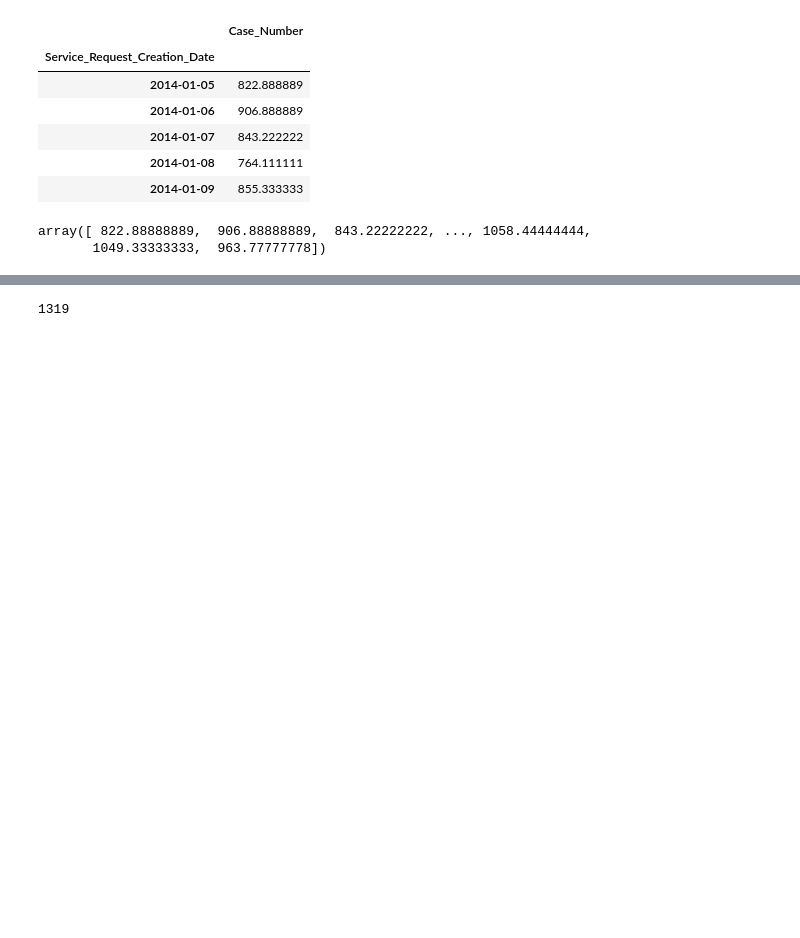
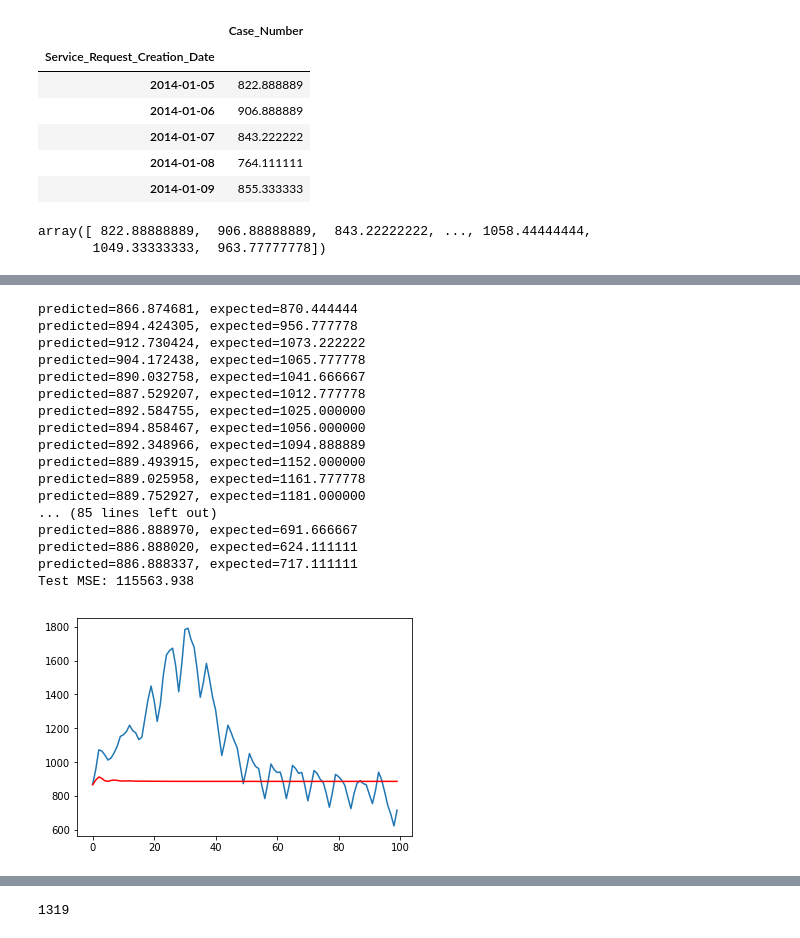
Before and after one commit to SohamMody/ADS_final, a Jupyter notebook: Cleaning_update.ipynb, the cells around one changed output, grey strips where cells are left out. Drawn from its saved outputs; the diff is of its cells as text; code cells hidden in the pictures; blank space fills up the shorter version.

```diff
--- a/Cleaning_update.ipynb
+++ b/Cleaning_update.ipynb
@@ -814,0 +802,37 @@ Test MSE: 2045.418
+# %%
+history = [x for x in train[:500]]
+predictions = list()
+for t in range(len(test[:100])):
+    model = ARIMA(history, order=(3,0,0))
+    model_fit = model.fit(disp=0)
+    output = model_fit.forecast()
+    yhat = output[0]
+    predictions.append(yhat)
+    obs = test[t]
+    history.append(yhat)
+    print('predicted=%f, expected=%f' % (yhat, obs))
+error = mean_squared_error(test[:100], predictions)
+print('Test MSE: %.3f' % error)
+# plot
+pyplot.plot(test[:100])
+pyplot.plot(predictions, color='red')
+pyplot.show()
+# %% [output]
+predicted=866.874681, expected=870.444444
+predicted=894.424305, expected=956.777778
+predicted=912.730424, expected=1073.222222
+predicted=904.172438, expected=1065.777778
+predicted=890.032758, expected=1041.666667
+predicted=887.529207, expected=1012.777778
+predicted=892.584755, expected=1025.000000
+predicted=894.858467, expected=1056.000000
+predicted=892.348966, expected=1094.888889
+predicted=889.493915, expected=1152.000000
+predicted=889.025958, expected=1161.777778
+predicted=889.752927, expected=1181.000000
+... (85 lines left out)
+predicted=886.888970, expected=691.666667
+predicted=886.888020, expected=624.111111
+predicted=886.888337, expected=717.111111
+Test MSE: 115563.938
+[figure, added]
```
Also changed, not shown: parts of 14 cells of this notebook.
